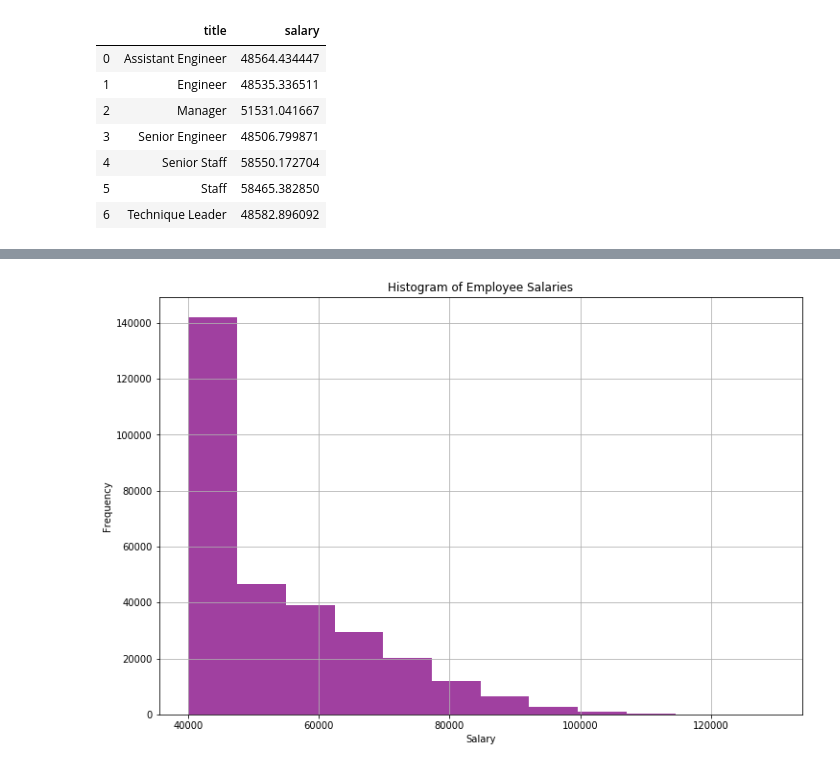
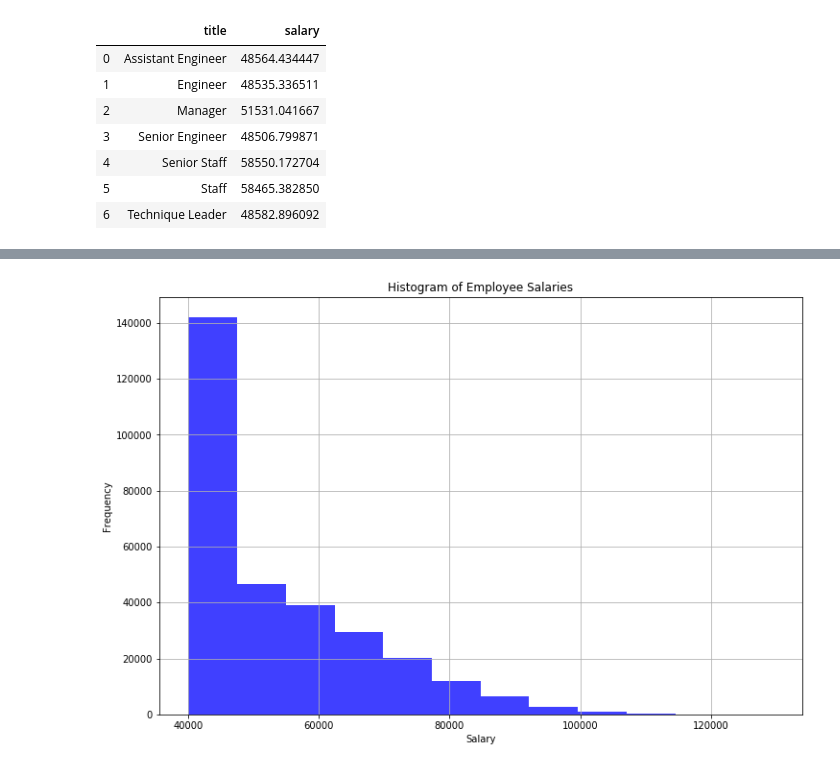
Before and after one commit to Monalipatel/sql-challenge, a Jupyter notebook: employee_db (Bonus).ipynb, the cells around one changed output, grey strips where cells are left out. Saved outputs shown, nothing was run; the diff lists cells and outputs as text; code cells hidden in the pictures.

```diff
--- a/employee_db (Bonus).ipynb
+++ b/employee_db (Bonus).ipynb
@@ -171,19 +142,19 @@ plt.show()
 # %%
 fig, ax = plt.subplots(figsize=(12, 8))
 
 # the histogram of the data
-n, bins, patches = plt.hist(salaries_data.salary, 12, facecolor='purple', alpha=0.75)
+n, bins, patches = plt.hist(salaries_data.salary, 12, facecolor='blue', alpha=0.75)
 
 plt.xlabel('Salary')
 plt.ylabel('Frequency')
 plt.title('Histogram of Employee Salaries')
 
 plt.grid(True)
 
 # Save Figure
 plt.savefig("./Images/Employee_Salary_Histogram.png")
 
 # Show plot
 plt.show()
 # %% [output]
-[figure, old version]
+[figure, new version]
```
Also changed, not shown: parts of 2 cells of this notebook, 2 other files.
